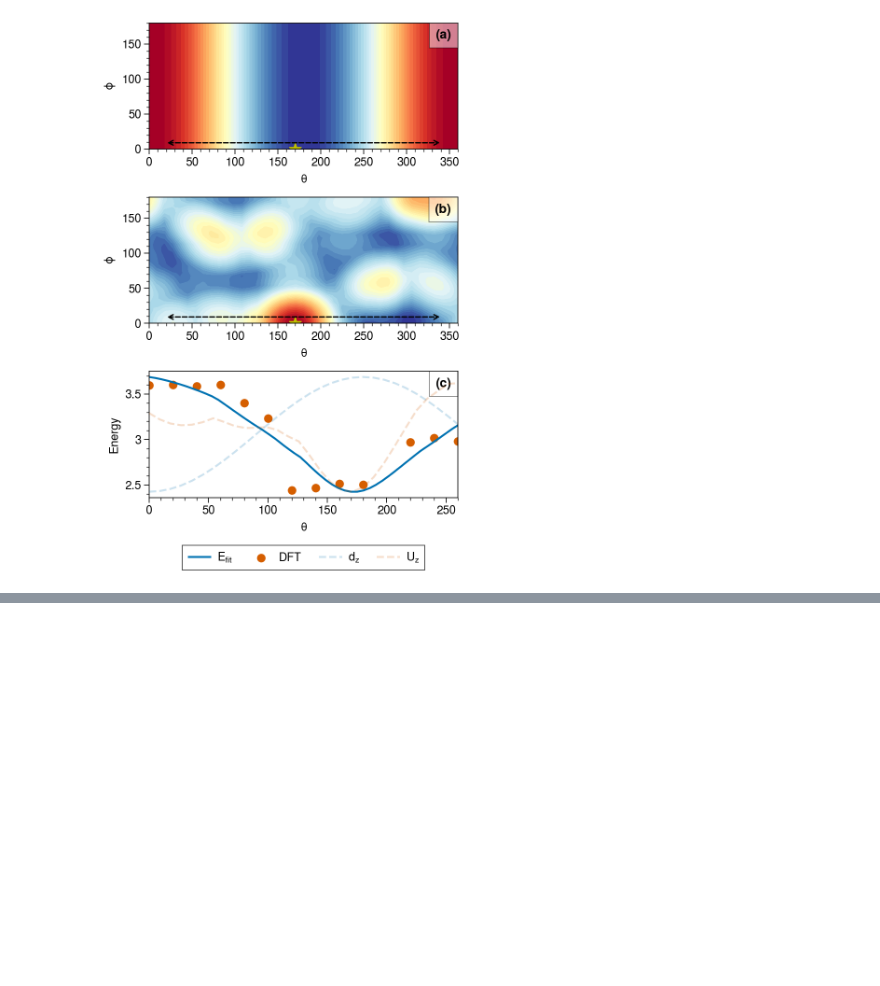
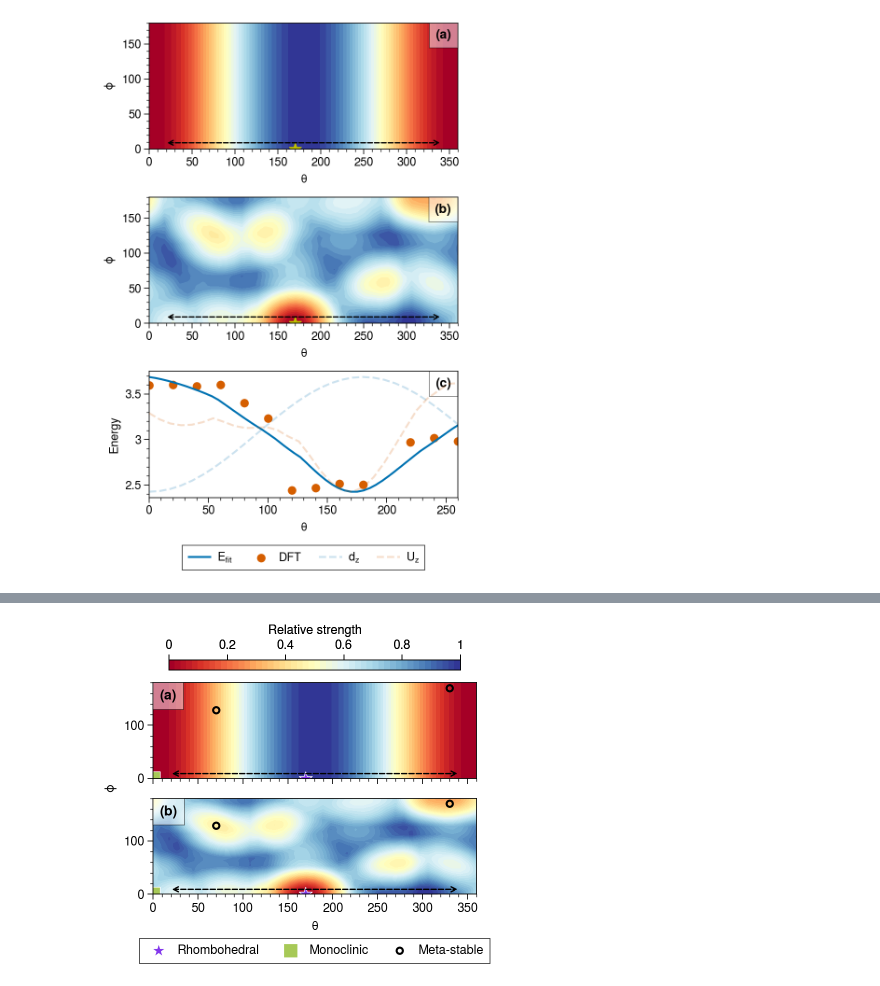
Before and after one commit to santoshkumarradha/spin-model-perovskite, a Jupyter notebook: notebooks/U-potential.ipynb, the cells around one changed output, grey strips where cells are left out. Cells and saved outputs as stored; diff of their text form; code cells hidden in the pictures; blank space fills up the shorter version.

```diff
--- a/notebooks/U-potential.ipynb
+++ b/notebooks/U-potential.ipynb
@@ -301,0 +325,38 @@ fig.savefig('../figures/fit.png',dpi=300, bbox_inches='tight')
+# %%
+import proplot as pplt
+
+def min_max_scale(data):
+    return (data-np.min(data))/(np.max(data)-np.min(data))
+
+pplt.rc.reset()
+pplt.rc.update(grid=False, titleloc='uc')
+fig, ax = pplt.subplots([[1],[2]],share=True,figsize=(4,3.5))
+fig.patch.set_facecolor('w')
+ax.format(
+    abc='(a)', abcloc='upper left',abcbbox=True
+)
+
+ax[0].contourf(t,p,dipole_z,N=40,cmap="RdYlBu",vmin=-2,vmax=2)
+
+r=ax[1].contourf(t,p, min_max_scale(LJpotential(1,1).T),N=50,cmap="RdYlBu")
+
+
+
+for i in ax:i.format(ylabel="$\\phi$")
+ax[1].format(xlabel="$\\theta$")
+fig.colorbar(r, label='Relative strength', ticks=0.2, loc='t', length=0.9,width=0.1)
+
+
+for i in ax:
+    i.annotate('', xy=(.95, 0.05), xycoords='axes fraction', xytext=(.05, 0.05),
+            arrowprops=dict(arrowstyle="<->", color='k',lw=1,ls="--"))
+    i.scatter(170,0,s=100,marker="*",color="#8338ec",label="Rhombohedral",edgecolor="w",lw=.5)
+    i.scatter(0,0,s=100,marker="s",color="#a7c957",label="Monoclinic",edgecolor="w",lw=.5)
+    for j,points in enumerate([[330,170],[70,129]]):
+        i.scatter(*points,marker="o",s=20,edgecolor="k",facecolor="none",lw=1.5,label=[None,"Meta-stable"][j])
+
+ax[1].legend(loc="b")
+fig.savefig('../figures/main_figure_structures.png',dpi=300, bbox_inches='tight')
+plt.show()
+# %% [output]
+[figure, added]
```
Also changed, not shown: parts of 7 cells of this notebook, 3 other files.
